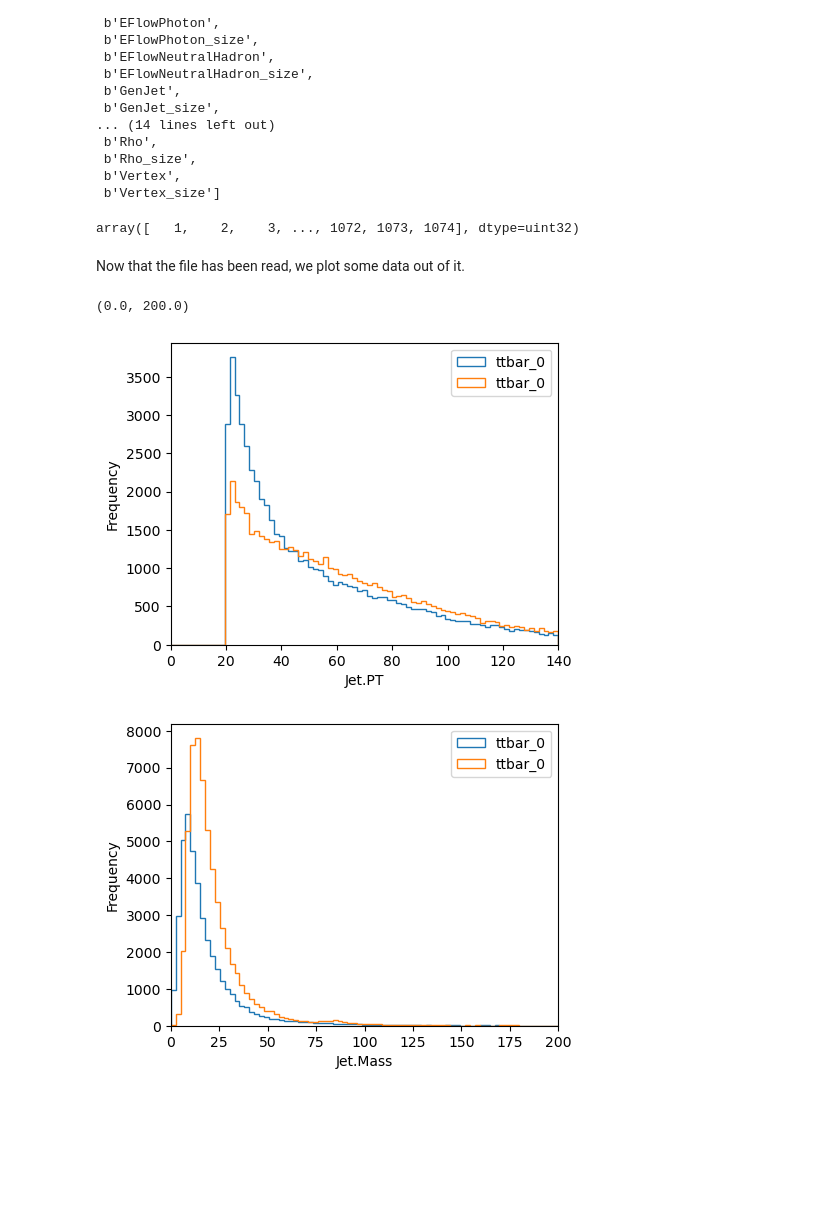
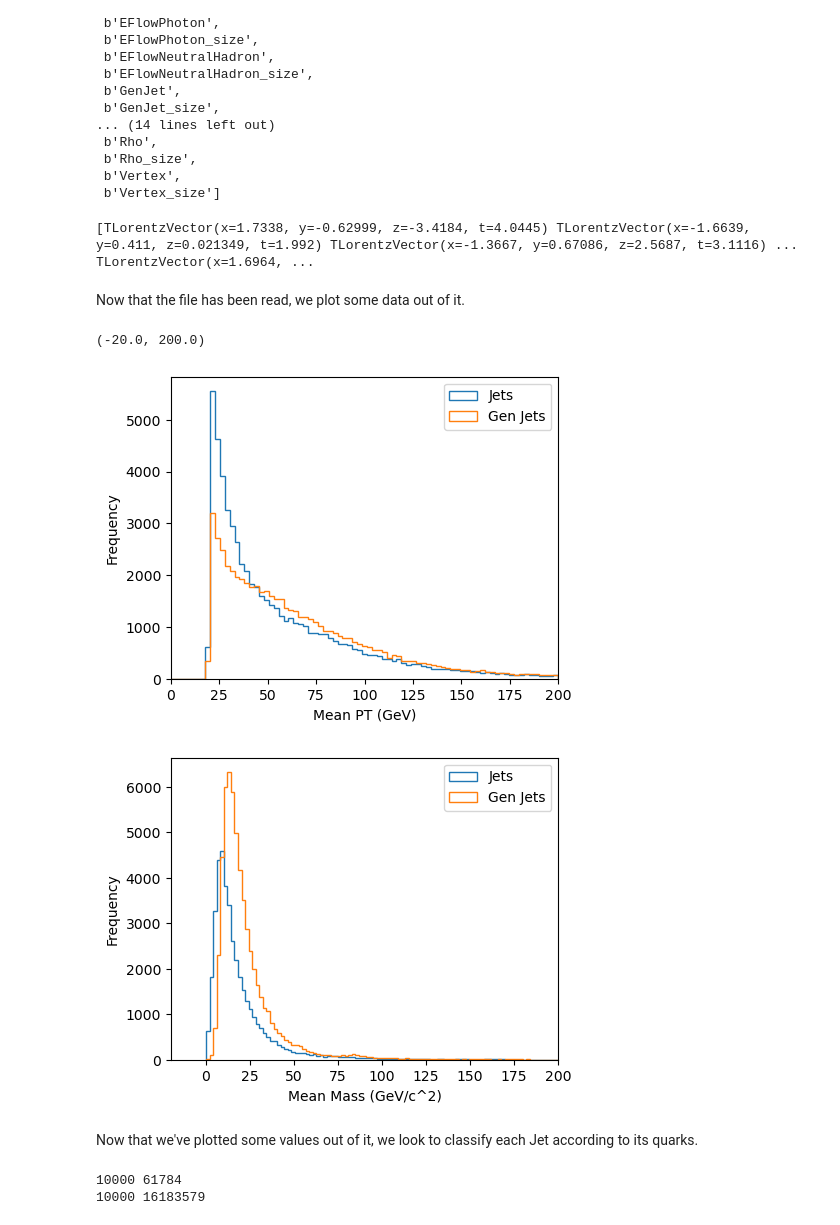
Before and after one commit to JoseDGV/Jet-Tagging, a Jupyter notebook: jet-identification.ipynb, the cells around one changed output. Cells and saved outputs as stored; diff of their text form; code cells hidden in the pictures; blank space fills up the shorter version.

```diff
--- a/jet-identification.ipynb
+++ b/jet-identification.ipynb
@@ -75,11 +78,12 @@ tree.keys()
  b'Vertex',
  b'Vertex_size']
 # %%
-#setting tree branches as a group of arrays
-tree.array(['Particle.fUniqueID'],flatten=True)
-#tree.array(flatten=True) (why doesnt it work?)
+#setting tree branches as a variable (these are arrays of arrays)
+#branches = tree.arrays(namedecode='utf-8',flatten=True) #why doesnt it work? (Assertion Error:)
+test_array = tree.array(['Jet.Area'],flatten=True)
+print(test_array)
 # %% [output]
-array([   1,    2,    3, ..., 1072, 1073, 1074], dtype=uint32)
+[TLorentzVector(x=1.7338, y=-0.62999, z=-3.4184, t=4.0445) TLorentzVector(x=-1.6639, y=0.411, z=0.021349, t=1.992) TLorentzVector(x=-1.3667, y=0.67086, z=2.5687, t=3.1116) ... TLorentzVector(x=1.6964, ...
 # %% [markdown]
 Now that the file has been read, we plot some data out of it.
 # %%
@@ -98,20 +102,37 @@ df['ttbar_0_2'] = upfile['ttbar_0'][treename].pandas.df(branches=VARS_GENJET, fl
 # %%
 #plotting
 plt.figure(figsize=(5, 4),dpi=100)
-plt.xlabel(VARS_JET[0])
-bins = np.linspace(0, 140, 80)
-df['ttbar_0_1'][VARS_JET[0]].plot.hist(bins=bins, alpha=1, label='ttbar_0',histtype='step')
-df['ttbar_0_2'][VARS_GENJET[0]].plot.hist(bins=bins, alpha=1, label='ttbar_0',histtype='step')
-plt.legend(loc='upper right')
-plt.xlim(0,140)
-plt.figure(figsize=(5, 4),dpi=100)
-plt.xlabel(VARS_JET[1])
+plt.xlabel("Mean PT (GeV)")
 bins = np.linspace(0, 200, 80)
-df['ttbar_0_1'][VARS_JET[1]].plot.hist(bins=bins, alpha=1, label='ttbar_0',histtype='step')
-df['ttbar_0_2'][VARS_GENJET[1]].plot.hist(bins=bins, alpha=1, label='ttbar_0',histtype='step')
+df['ttbar_0_1'][VARS_JET[0]].plot.hist(bins=bins, alpha=1, label='Jets',histtype='step')
+df['ttbar_0_2'][VARS_GENJET[0]].plot.hist(bins=bins, alpha=1, label='Gen Jets',histtype='step')
 plt.legend(loc='upper right')
 plt.xlim(0,200)
+plt.figure(figsize=(5, 4),dpi=100)
+plt.xlabel("Mean Mass (GeV/c^2)")
+bins = np.linspace(0, 200, 100)
+df['ttbar_0_1'][VARS_JET[1]].plot.hist(bins=bins, alpha=1, label='Jets',histtype='step')
+df['ttbar_0_2'][VARS_GENJET[1]].plot.hist(bins=bins, alpha=1, label='Gen Jets',histtype='step')
+plt.legend(loc='upper right')
+plt.xlim(-20,200)
 # %% [output]
-(0.0, 200.0)
+(-20.0, 200.0)
-[figure, old version]
+[figure, new version]
-[figure, old version]
+[figure, new version]
+# %% [markdown]
+Now that we've plotted some values out of it, we look to classify each Jet according to its quarks.
+# %%
+#setting jets and particle branches as variables
+#namecode=utf-8 eliminates the need to write b before the name
+#flatten=True "flattens" the jagged arrays as a single numpy array
+jet = tree.arrays(['Jet.PT','Jet.Mass','Jet.Charge','Jet.Eta','Jet.Phi',
+                   'Jet.DeltaEta','Jet.DeltaPhi','Jet.Area','Jet_size'],namedecode='utf-8',flatten=True)
+particle = tree.arrays(['Particle.PT','Particle.Mass','Particle.Charge','Particle.Eta','Particle.Phi','Particle.X',
+                       'Particle.Y','Particle.Z','Particle.T','Particle_size'],
+                       namedecode='utf-8',flatten=True)
+
+print(jet['Jet_size'].size, jet['Jet.Phi'].size)
+print(particle['Particle_size'].size, particle['Particle.Phi'].size)
+# %% [output]
+10000 61784
+10000 16183579
```
Also changed, not shown: parts of 5 cells of this notebook.
